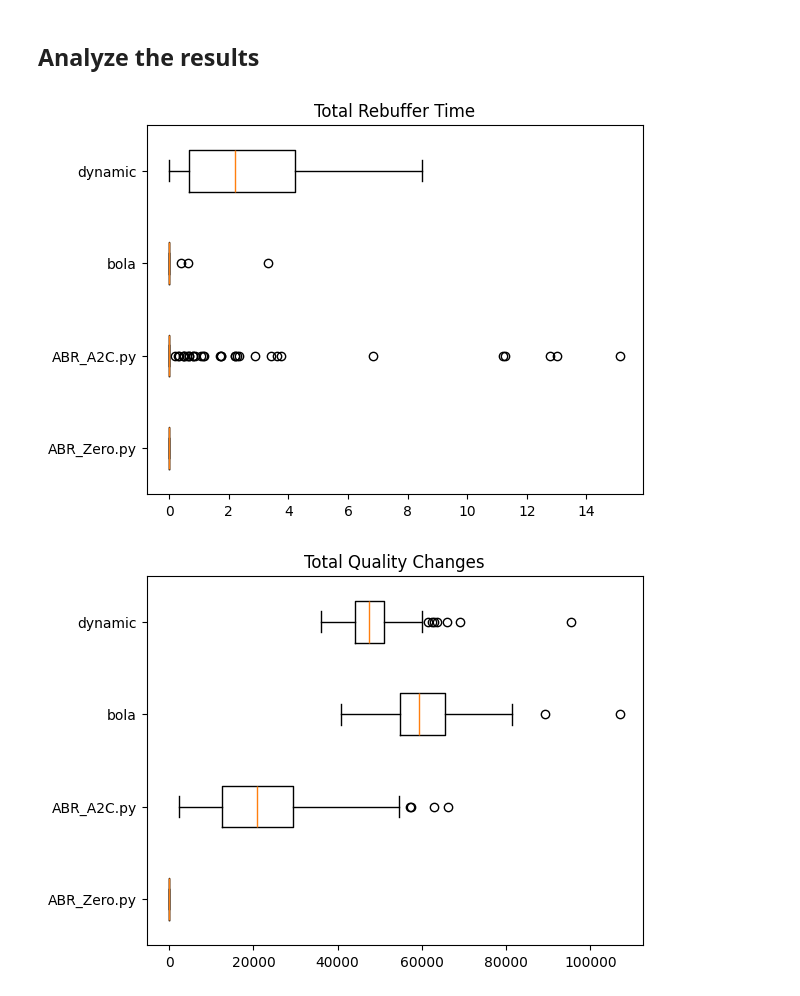
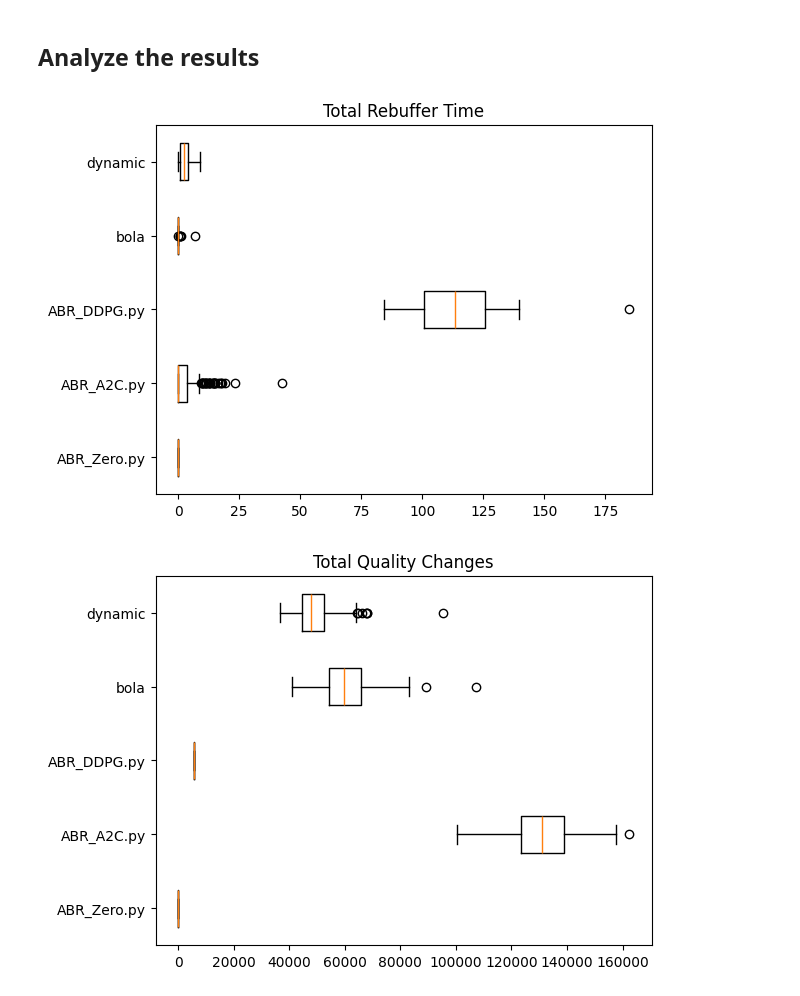
Before and after one commit to g-hurst/RL-based-ABR-streaming, a Jupyter notebook: src/main.ipynb, the cells around one changed output. Saved outputs shown, nothing was run; the diff lists cells and outputs as text; code cells hidden in the pictures.

Commit message:
added ddpg model

```diff
--- a/src/main.ipynb
+++ b/src/main.ipynb
@@ -45,7 +49,7 @@ movies = ['../data/bbb.json',] #  '../data/bbb4k.json']
 # and then re-run the code to test another day
 random.seed(69420)
 
-n_views_per_trace = 1
+n_views_per_trace = 4
 n_chunks = sum(len(get_movie_manifest(m).segments) for m in movies)
 print('Summary of Network Data:')
 test_train_split = 0.75
@@ -127,7 +146,7 @@ The argparse arguments were copied and pased from the modified `sabre.py` file.
 # %%
 parser = argparse.ArgumentParser(description = 'Simulate an ABR session.',
                                  formatter_class = argparse.ArgumentDefaultsHelpFormatter)
-parser.add_argumBitrateent('-n', '--network', metavar = 'NETWORK', default = 'network.json',
+parser.add_argument('-n', '--network', metavar = 'NETWORK', default = 'network.json',
                     help = 'Specify the .json file describing the network trace.')
 parser.add_argument('-nm', '--network-multiplier', metavar = 'MULTIPLIER',
                     type = float, default = 1,
@@ -218,10 +237,11 @@ def test_algorithm(movies, traces, abr_algo, print_progress=True) -> pd.DataFram
 
 zero_results    = test_algorithm(movies, DATA['test'], 'ABR_Zero.py')
 a2C_results     = test_algorithm(movies, DATA['test'], 'ABR_A2C.py')
+ddpg_results    = test_algorithm(movies, DATA['test'], 'ABR_DDPG.py')
 bola_results    = test_algorithm(movies, DATA['test'], 'bola')
 dynamic_results = test_algorithm(movies, DATA['test'], 'dynamic')
 
-results_df = pd.concat([zero_results, a2C_results, bola_results, dynamic_results])
+results_df = pd.concat([zero_results, a2C_results, ddpg_results, bola_results, dynamic_results])
 results_df['qoe']  = qoe_alpha * results_df['time average played bitrate']
 results_df['qoe'] -= qoe_beta  * results_df['time average bitrate change']
 results_df['qoe'] -= qoe_delta * results_df['time average rebuffer']
@@ -254,50 +275,29 @@ columns:  Index(['movie', 'network_trace', 'algorithm', 'buffer size',
 # %%
 %matplotlib inline
 try:
     results_df
 except NameError:
     print('cell defining results df not run, so loading df from csv')
     results_df = pd.read_csv('../results/results_df.csv')
 
-data = []
-labels = list(results_df['algorithm'].unique())
-for algo in labels:
-    data.append(results_df[results_df['algorithm'] == algo]['total rebuffer'])
-fig, ax = plt.subplots()
-ax.set_title(f'Total Rebuffer Time')
-ax.boxplot(data, vert=0)
-ax.set_yticklabels(labels)
-plt.show()
+def plot_box_wisker(metric, title):
+    data = []
+    labels = list(results_df['algorithm'].unique())
+    for algo in labels:
+        data.append(results_df[results_df['algorithm'] == algo][metric])
+    fig, ax = plt.subplots()
+    ax.set_title(title)
+    ax.boxplot(data, vert=0)
+    ax.set_yticklabels(labels)
+    plt.show()
 
-data = []
-labels = list(results_df['algorithm'].unique())
-for algo in labels:
-    data.append(results_df[results_df['algorithm'] == algo]['total bitrate change'])
-fig, ax = plt.subplots()
-ax.set_title(f'Total Quality Changes')
-ax.boxplot(data, vert=0)
-ax.set_yticklabels(labels)
-plt.show()
-
-data = []
-labels = list(results_df['algorithm'].unique())
-for algo in labels:
-    data.append(results_df[results_df['algorithm'] == algo]['total played bitrate'])
-fig, ax = plt.subplots()
-ax.set_title(f'Total Bitrate')
-ax.boxplot(data, vert=0)
-ax.set_yticklabels(labels)
-plt.show()
-
-data = []
-labels = list(results_df['algorithm'].unique())
-for algo in labels:
-    data.append(results_df[results_df['algorithm'] == algo]['qoe'])
-fig, ax = plt.subplots()
-ax.set_title(f'Total QOE')
-ax.boxplot(data, vert=0)
-ax.set_yticklabels(labels)
-plt.show()
+plot_box_wisker(metric='total rebuffer',
+                title='Total Rebuffer Time')
+plot_box_wisker(metric='total bitrate change',
+                title='Total Quality Changes')
+plot_box_wisker(metric='total played bitrate',
+                title='Total Bitrate')
+plot_box_wisker(metric='qoe', title='Total QOE')
 # %% [output]
-[figure, old version]
+[figure, new version]
-[figure, old version]
+[figure, new version]
```
Also changed, not shown: parts of 9 cells of this notebook, 7 other files.
